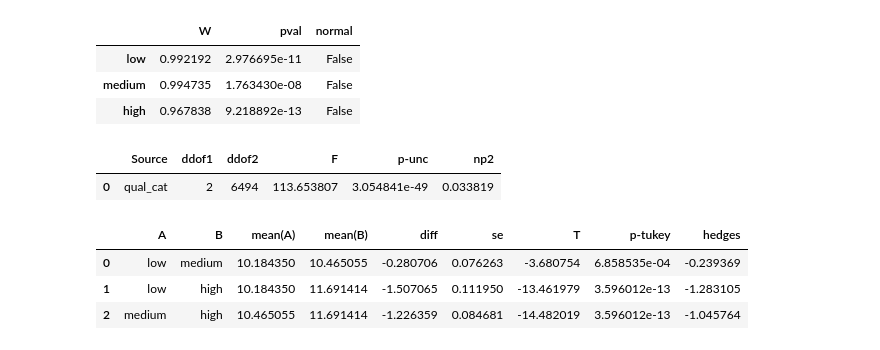
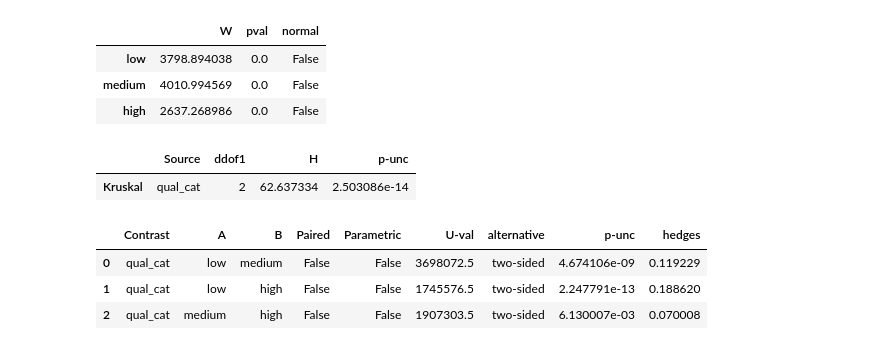
Before and after one commit to derevirn/hypothesis-test, a Jupyter notebook: hypothesis.ipynb, the cells around one changed output. Saved outputs shown, nothing was run; the diff lists cells and outputs as text; code cells hidden in the pictures.

```diff
--- a/hypothesis.ipynb
+++ b/hypothesis.ipynb
@@ -9,5 +10,5 @@ mpl.rcParams['figure.dpi'] = 300
 
 df = pd.read_csv('data/wine.csv')
 # %%
-df['qual_cat'] = pd.cut(df['quality'], bins = [0, 4, 5, 9],
+df['qual_cat'] = pd.cut(df['quality'], bins = [0, 5, 6, 9],
        labels = ['low', 'medium', 'high'])
@@ -44,6 +36,6 @@ df.groupby('alcohol_cat').mean()
 # %%
-dv = 'pH'
-group = 'alcohol_cat'
+dv = 'fixed acidity'
+group = 'qual_cat'
 # %%
 fig, ax = plt.subplots(figsize = (10,7))
 
@@ -55,19 +47,19 @@ plt.show()
 # %%
-pg.normality(df, dv = dv, group = group)
+pg.normality(df, dv = dv, group = group, method = 'jarque_bera')
 # %% [output]
 |  | W | pval | normal |
-| low | 0.992192 | 2.976695e-11 | False |
-| medium | 0.994735 | 1.763430e-08 | False |
-| high | 0.967838 | 9.218892e-13 | False |
+| low | 3798.894038 | 0.0 | False |
+| medium | 4010.994569 | 0.0 | False |
+| high | 2637.268986 | 0.0 | False |
 # %%
-pg.anova(df, dv = dv, between = group)
+pg.kruskal(df, dv = dv, between = group)
 # %% [output]
-|  | Source | ddof1 | ddof2 | F | p-unc | np2 |
-| 0 | qual_cat | 2 | 6494 | 113.653807 | 3.054841e-49 | 0.033819 |
+|  | Source | ddof1 | H | p-unc |
+| Kruskal | qual_cat | 2 | 62.637334 | 2.503086e-14 |
 # %%
-pg.pairwise_tukey(df, dv = dv, between = group)
+pg.pairwise_tests(df, dv = dv, between = group, parametric = False)
 # %% [output]
-|  | A | B | mean(A) | mean(B) | diff | se | T | p-tukey | hedges |
-| 0 | low | medium | 10.184350 | 10.465055 | -0.280706 | 0.076263 | -3.680754 | 6.858535e-04 | -0.239369 |
-| 1 | low | high | 10.184350 | 11.691414 | -1.507065 | 0.111950 | -13.461979 | 3.596012e-13 | -1.283105 |
-| 2 | medium | high | 10.465055 | 11.691414 | -1.226359 | 0.084681 | -14.482019 | 3.596012e-13 | -1.045764 |
+|  | Contrast | A | B | Paired | Parametric | U-val | alternative | p-unc | hedges |
+| 0 | qual_cat | low | medium | False | False | 3698072.5 | two-sided | 4.674106e-09 | 0.119229 |
+| 1 | qual_cat | low | high | False | False | 1745576.5 | two-sided | 2.247791e-13 | 0.188620 |
+| 2 | qual_cat | medium | high | False | False | 1907303.5 | two-sided | 6.130007e-03 | 0.070008 |
```
Also changed, not shown: parts of 7 cells of this notebook.
